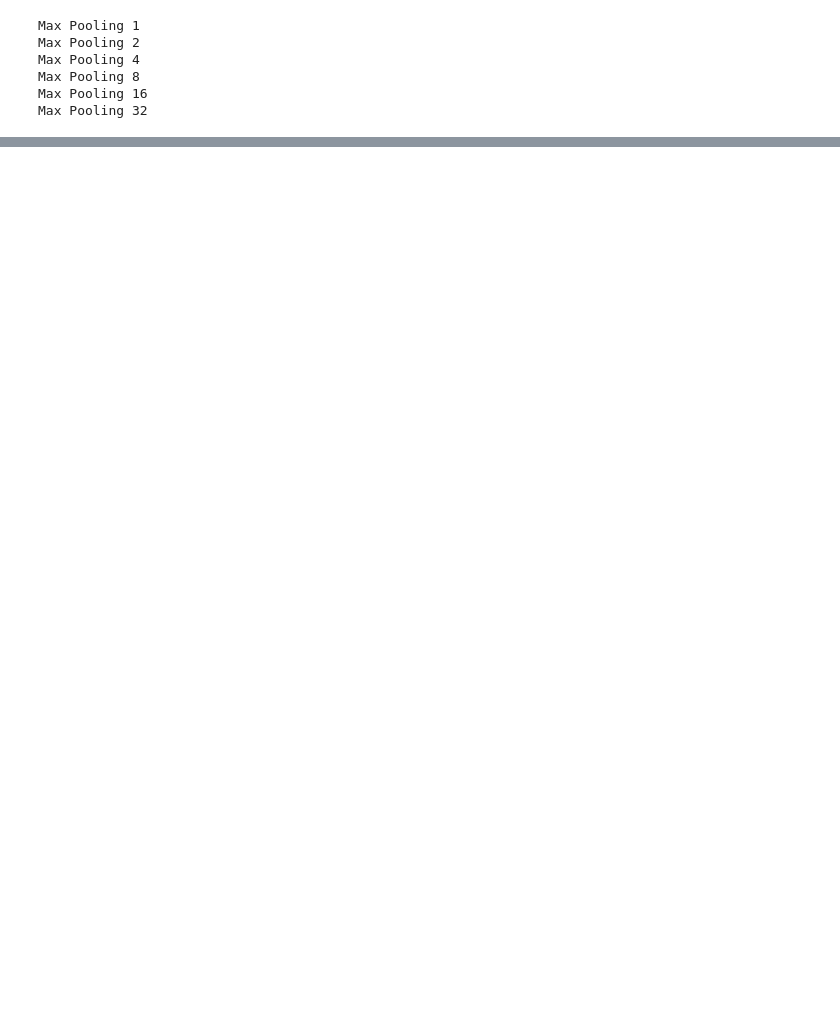
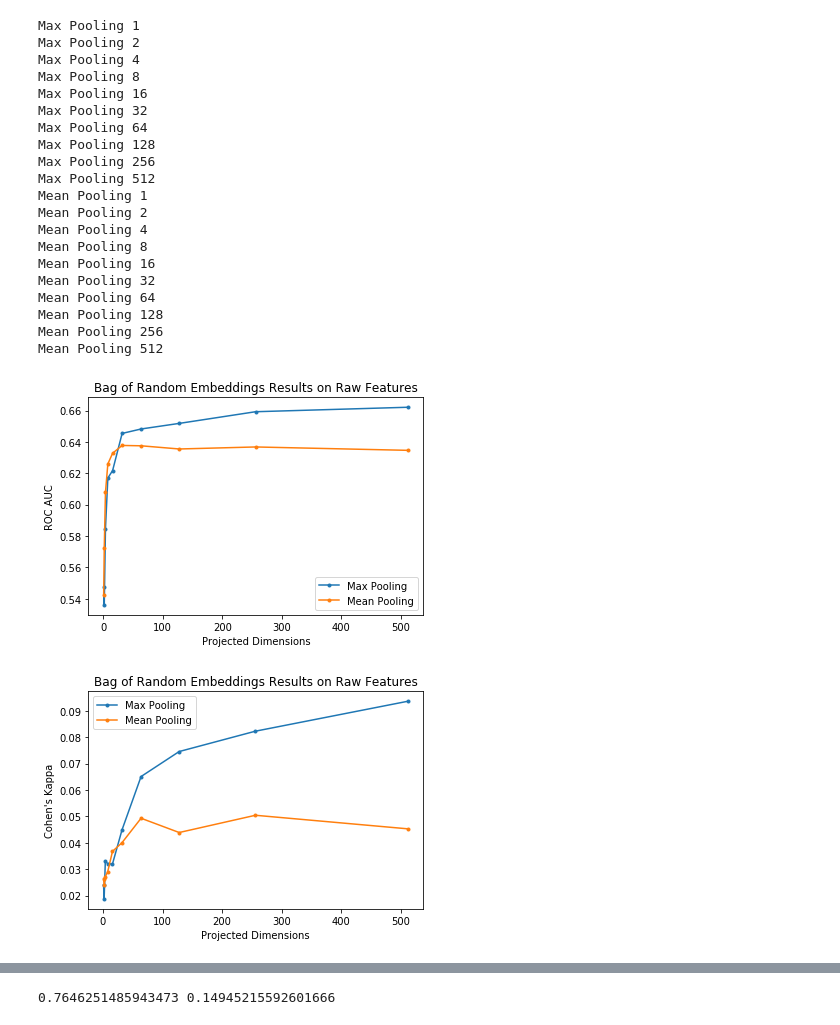
Before and after one commit to LePotatoChef/deep-random-affect-detection, a Jupyter notebook: ethan/clean/random_models.ipynb, the cells around one changed output, grey strips where cells are left out. Drawn from its saved outputs; the diff is of its cells as text; code cells hidden in the pictures; blank space fills up the shorter version.

Commit message:
finally some good plots

```diff
--- a/ethan/clean/random_models.ipynb
+++ b/ethan/clean/random_models.ipynb
@@ -26,7 +26,6 @@ def lrcv(k, X, y):
     # Train a logistic regression for each fold
     aucs = []
     kappas = []
-    # Calculate metrics for each affect
     for train_index, test_index in skf.split(X, y):
         X_train, X_test = X[train_index], X[test_index]
         y_train_raw, y_test_raw = y[train_index], y[test_index]
@@ -36,22 +35,30 @@ def lrcv(k, X, y):
         y_test = np.zeros((y_test_raw.size, y_test_raw.max()+1))
         y_test[np.arange(y_test_raw.size),y_test_raw] = 1
 
-        log_reg = Sequential()
-        log_reg.add(Dense(4, activation='sigmoid', input_shape=(X_train.shape[1],)))
-        log_reg.compile(optimizer='adam', loss='categorical_crossentropy')
-        es = [EarlyStopping(monitor='loss', patience=5, min_delta=0.0001)]
-        log_reg.fit(X_train, y_train, callbacks=es, verbose=False)
+        #log_reg = Sequential()
+        #log_reg.add(Dense(4, activation='sigmoid', input_shape=(X_train.shape[1],)))
+        #log_reg.compile(optimizer='adam', loss='categorical_crossentropy')
+        #es = [EarlyStopping(monitor='val_loss', patience=5, restore_best_weights=True)]
+        #log_reg.fit(X_train, y_train, epochs=1000, validation_split=0.25, callbacks=es, verbose=False)
+        #y_pred = log_reg.predict(X_test)
+        #aucs.append(evaluationutility.auc(y_test, y_pred))
+        #kappas.append(evaluationutility.cohen_kappa_multiclass(y_test, y_pred))
 
-        y_pred = log_reg.predict(X_test)
+        log_reg = LogisticRegression(max_iter=1000, multi_class='ovr')
+        log_reg.fit(X_train, y_train_raw)
+        y_pred = log_reg.predict_proba(X_test)
+        for i in range(y_pred.shape[1]):
+            y_pred[:,i] = mms.fit_transform(y_pred[:,i].reshape(-1, 1)).reshape(-1)
         aucs.append(evaluationutility.auc(y_test, y_pred))
         kappas.append(evaluationutility.cohen_kappa_multiclass(y_test, y_pred))
+
     return np.mean(aucs), np.mean(kappas)
 # %%
 # BOREP
 
 TRIALS = 5
 FOLDS = 5
-MAX_POWER = 12
+MAX_POWER = 9
 
 for source in ['raw', 'expert']:
     input_data = pk.load(open(f'data/bagged_{source}_input.pkl', 'rb'))
@@ -72,36 +79,52 @@ for source in ['raw', 'expert']:
                 for input_batch in input_data:
                     embedded_input = np.dot(input_batch, random_embedding)
                     embedded_input = pooling_function(embedded_input, axis=0)
                     log_input.append(embedded_input)
                 log_input = np.stack(log_input)
                 # Get the average auc and kappa for all affects and folds
                 mean_auc, mean_kappa = lrcv(FOLDS, log_input, np.argmax(target_data, axis=1).astype(int))
                 aucs.append(mean_auc)
                 kappas.append(mean_kappa)
             pooling.append(pooling_name)
             dimention.append(log_input.shape[1])
             auc.append(np.mean(aucs))
             kappa.append(np.mean(kappas))
     plt.figure()
-    plt.plot(dimention[MAX_POWER+1:], auc[MAX_POWER+1:], marker='.', label='Max Pooling')
-    plt.plot(dimention[:MAX_POWER+1], auc[:MAX_POWER+1], marker='.', label='Mean Pooling')
+    plt.plot(dimention[:MAX_POWER+1], auc[:MAX_POWER+1], marker='.', label='Max Pooling')
+    plt.plot(dimention[MAX_POWER+1:], auc[MAX_POWER+1:], marker='.', label='Mean Pooling')
     plt.xlabel('Projected Dimensions')
     plt.ylabel('ROC AUC')
-    plt.title('Bag of Random Embeddings Results on ' + 'Raw' if source == 'raw' else 'Expert' + ' Features')
+    plt.title('Bag of Random Embeddings Results on ' + ('Raw' if source == 'raw' else 'Expert') + ' Features')
     plt.legend()
     plt.show()
     plt.figure()
-    plt.plot(dimention[MAX_POWER+1:], kappa[MAX_POWER+1:], marker='.', label='Max Pooling')
-    plt.plot(dimention[:MAX_POWER+1], kappa[:MAX_POWER+1], marker='.', label='Mean Pooling')
+    plt.plot(dimention[:MAX_POWER+1], kappa[:MAX_POWER+1], marker='.', label='Max Pooling')
+    plt.plot(dimention[MAX_POWER+1:], kappa[MAX_POWER+1:], marker='.', label='Mean Pooling')
     plt.xlabel('Projected Dimensions')
     plt.ylabel('Cohen\'s Kappa')
-    plt.title('Bag of Random Embeddings Results on ' + 'Raw' if source == 'raw' else 'Expert' + ' Features')
+    plt.title('Bag of Random Embeddings Results on ' + ('Raw' if source == 'raw' else 'Expert') + ' Features')
     plt.legend()
     plt.show()
 # %% [output]
 Max Pooling 1
 Max Pooling 2
 Max Pooling 4
 Max Pooling 8
 Max Pooling 16
 Max Pooling 32
+Max Pooling 64
+Max Pooling 128
+Max Pooling 256
+Max Pooling 512
+Mean Pooling 1
+Mean Pooling 2
+Mean Pooling 4
+Mean Pooling 8
+Mean Pooling 16
+Mean Pooling 32
+Mean Pooling 64
+Mean Pooling 128
+Mean Pooling 256
+Mean Pooling 512
+[figure, added]
+[figure, added]
@@ -108,3 +153,7 @@ Max Pooling 32
+# %%
+print(max(auc), kappa[np.argmax(auc)])
+# %% [output]
+0.7646251485943473 0.14945215592601666
 # %%
 # RLSTM
 
```
Also changed, not shown: parts of 2 cells of this notebook, 5 other files.
